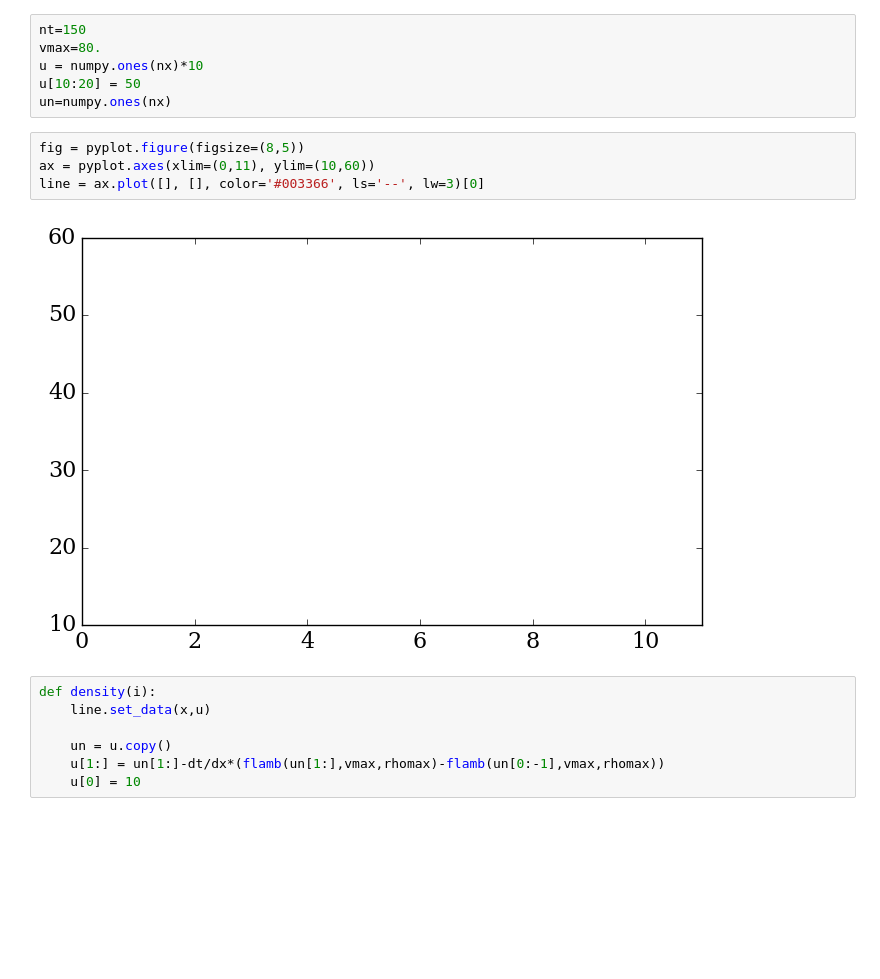
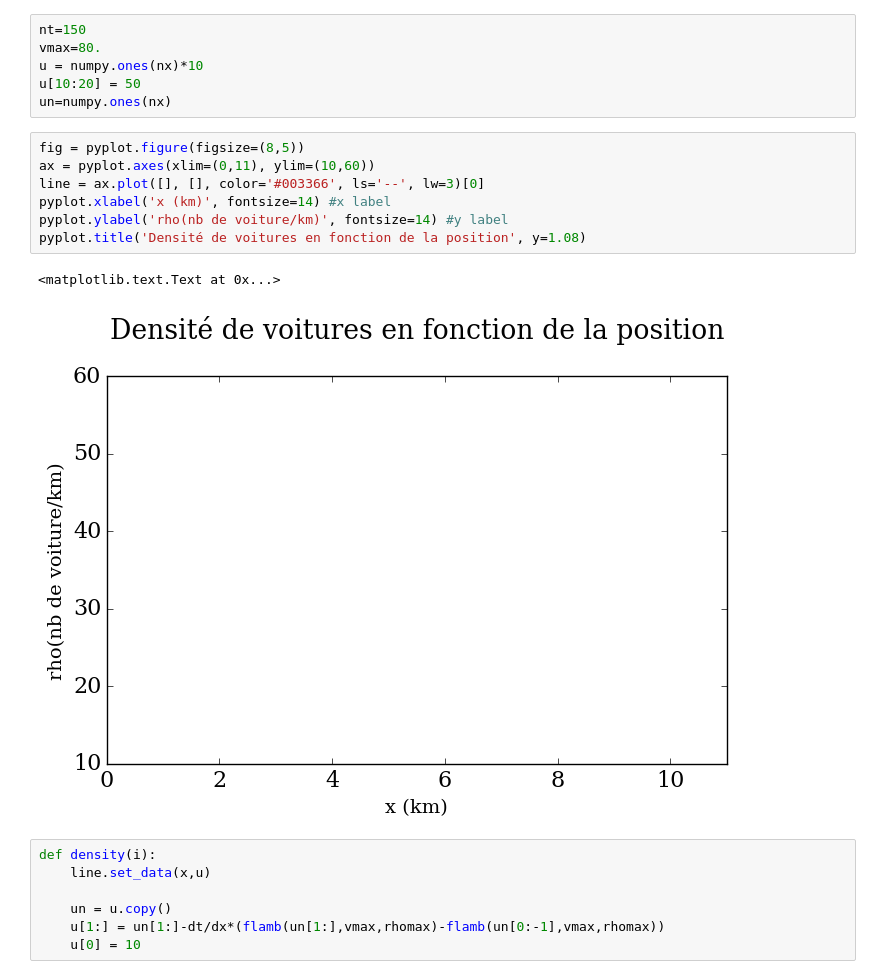
Before and after one commit to CarolineJonas/Module-2---Space-time, a Jupyter notebook: Module2_Final.ipynb, the cells around one changed output. Cells and saved outputs as stored; diff of their text form; blank space fills up the shorter version.

```diff
--- a/Module2_Final.ipynb
+++ b/Module2_Final.ipynb
@@ -182,9 +218,13 @@ un=numpy.ones(nx)
 # %%
 fig = pyplot.figure(figsize=(8,5))
 ax = pyplot.axes(xlim=(0,11), ylim=(10,60))
 line = ax.plot([], [], color='#003366', ls='--', lw=3)[0]
+pyplot.xlabel('x (km)', fontsize=14) #x label
+pyplot.ylabel('rho(nb de voiture/km)', fontsize=14) #y label
+pyplot.title('Densité de voitures en fonction de la position', y=1.08)
 # %% [output]
+<matplotlib.text.Text at 0x...>
-[figure, old version]
+[figure, new version]
 # %%
 def density(i):
     line.set_data(x,u)
```
Also changed, not shown: parts of 11 cells of this notebook.
